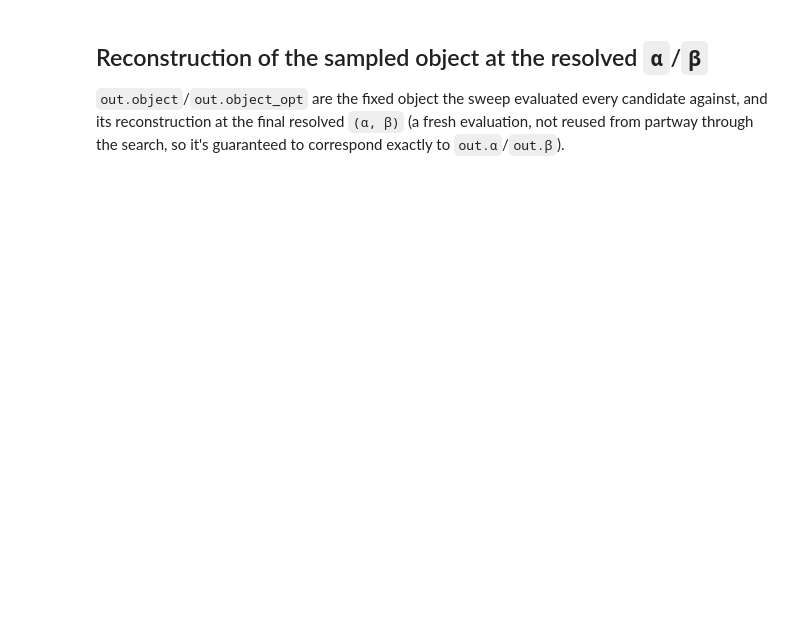
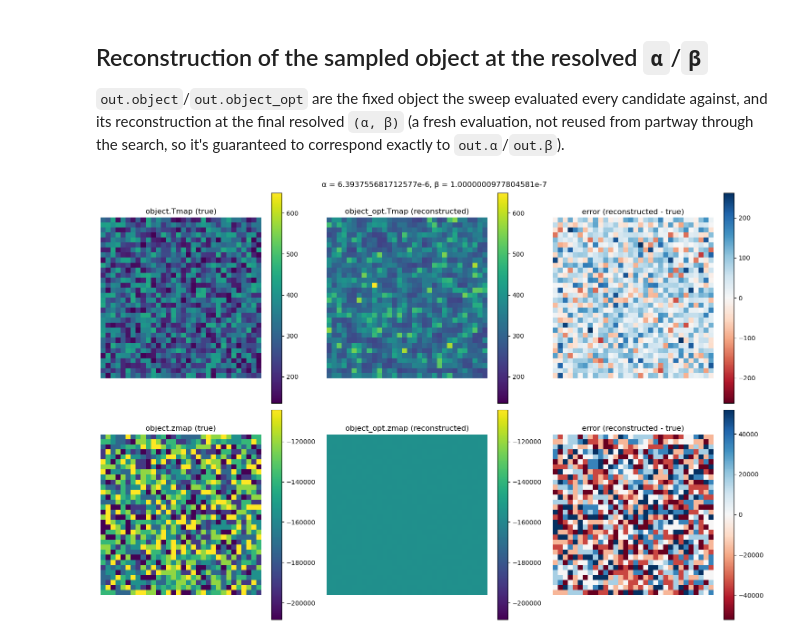
Before and after one commit to sophiefisher/End2EndThermalImg.jl, a Jupyter notebook: jupyter_notebooks/2026-10-20-tune-regularization.ipynb, the cells around one changed output. Cells and saved outputs as stored; diff of their text form; code cells hidden in the pictures; blank space fills up the shorter version.

```diff
--- a/jupyter_notebooks/2026-10-20-tune-regularization.ipynb
+++ b/jupyter_notebooks/2026-10-20-tune-regularization.ipynb
@@ -220,31 +304,36 @@ axes[0,0].set_title("object.Tmap (true)")
 fig.colorbar(im00, ax=axes[0,0])
 
 im01 = axes[0,1].imshow(object_opt.Tmap; vmin=vlims_T[1], vmax=vlims_T[2])
 axes[0,1].set_title("object_opt.Tmap (reconstructed)")
 fig.colorbar(im01, ax=axes[0,1])
 
 elim_T = maximum(abs, error_T)
 im02 = axes[0,2].imshow(error_T; cmap="RdBu", vmin=-elim_T, vmax=elim_T)
 axes[0,2].set_title("error (reconstructed - true)")
 fig.colorbar(im02, ax=axes[0,2])
 
 vlims_z = extrema(vcat(vec(object.zmap), vec(object_opt.zmap)))
 im10 = axes[1,0].imshow(object.zmap; vmin=vlims_z[1], vmax=vlims_z[2])
 axes[1,0].set_title("object.zmap (true)")
 fig.colorbar(im10, ax=axes[1,0])
 
 im11 = axes[1,1].imshow(object_opt.zmap; vmin=vlims_z[1], vmax=vlims_z[2])
 axes[1,1].set_title("object_opt.zmap (reconstructed)")
 fig.colorbar(im11, ax=axes[1,1])
 
 elim_z = maximum(abs, error_z)
 im12 = axes[1,2].imshow(error_z; cmap="RdBu", vmin=-elim_z, vmax=elim_z)
 axes[1,2].set_title("error (reconstructed - true)")
 fig.colorbar(im12, ax=axes[1,2])
 
-for ax in axes
+# axes.flat, not axes: subplots(2, 3) returns axes as a 2D numpy array, and iterating a 2D array
+# yields its rows (1D sub-arrays), not individual Axes objects -- .flat is numpy's flat iterator,
+# which yields each element.
+for ax in axes.flat
     ax.axis("off")
 end
 fig.suptitle("α = $(out.α), β = $(out.β)")
 fig.tight_layout()
 fig;
+# %% [output]
+[figure, added]
```
Also changed, not shown: parts of 11 cells of this notebook.
